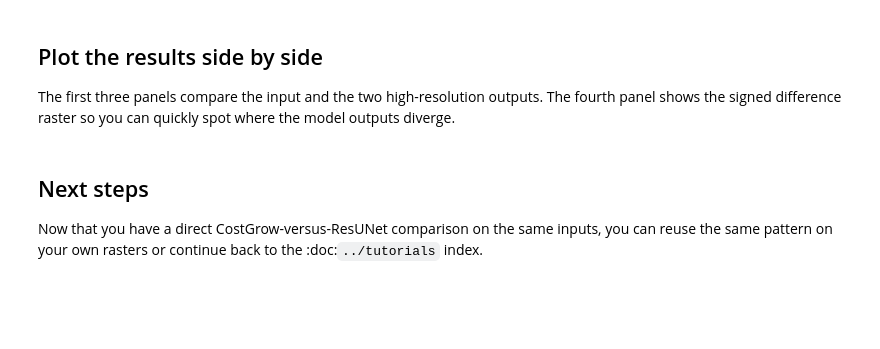
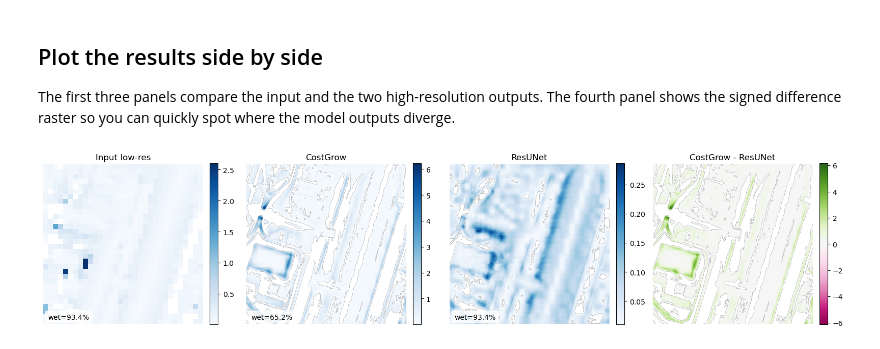
Before and after one commit to cefect/floodsr, a Jupyter notebook: docs/user/notebooks/tutorial_4.ipynb, the cells around one changed output. Saved outputs shown, nothing was run; the diff lists cells and outputs as text; code cells hidden in the pictures; blank space fills up the shorter version.

```diff
--- a/docs/user/notebooks/tutorial_4.ipynb
+++ b/docs/user/notebooks/tutorial_4.ipynb
@@ -136,27 +184,25 @@ The first three panels compare the input and the two high-resolution outputs. Th
 # %%
 fig, axes = plt.subplots(1, 4, figsize=(16, 4))
 plot_l = [
     (axes[0], np.where(lowres_arr > 0, lowres_arr, np.nan), "Input low-res", "Blues"),
     (axes[1], np.where(costgrow_arr > 0, costgrow_arr, np.nan), "CostGrow", "Blues"),
     (axes[2], np.where(resunet_arr > 0, resunet_arr, np.nan), "ResUNet", "Blues"),
 ]
 for ax, arr, title, cmap in plot_l:
     wet_pct = 100.0 * float(np.count_nonzero(np.nan_to_num(arr, nan=0.0) > 0.0)) / float(arr.size)
     im = ax.imshow(arr, cmap=cmap)
     ax.set_title(title)
     ax.axis("off")
     ax.text(0.03, 0.03, f"wet={wet_pct:.1f}%", transform=ax.transAxes, color="black", fontsize=10, bbox={"facecolor": "white", "alpha": 0.8, "edgecolor": "none"})
     fig.colorbar(im, ax=ax, fraction=0.046, pad=0.04)
 
 delta_vmax = float(np.nanmax(np.abs(comparison_arr)))
 if not np.isfinite(delta_vmax) or delta_vmax == 0.0:
     delta_vmax = 1.0
-im_delta = axes[3].imshow(comparison_arr, cmap="RdBu", vmin=-delta_vmax, vmax=delta_vmax)
+im_delta = axes[3].imshow(comparison_arr, cmap="PiYG", vmin=-delta_vmax, vmax=delta_vmax)
 axes[3].set_title("CostGrow - ResUNet")
 axes[3].axis("off")
 fig.colorbar(im_delta, ax=axes[3], fraction=0.046, pad=0.04)
 fig.tight_layout()
+# %% [output]
+[figure, added]
-# %% [markdown]
-## Next steps
-
-Now that you have a direct CostGrow-versus-ResUNet comparison on the same inputs, you can reuse the same pattern on your own rasters or continue back to the :doc:`../tutorials` index.
```
Also changed, not shown: parts of 13 cells of this notebook.
